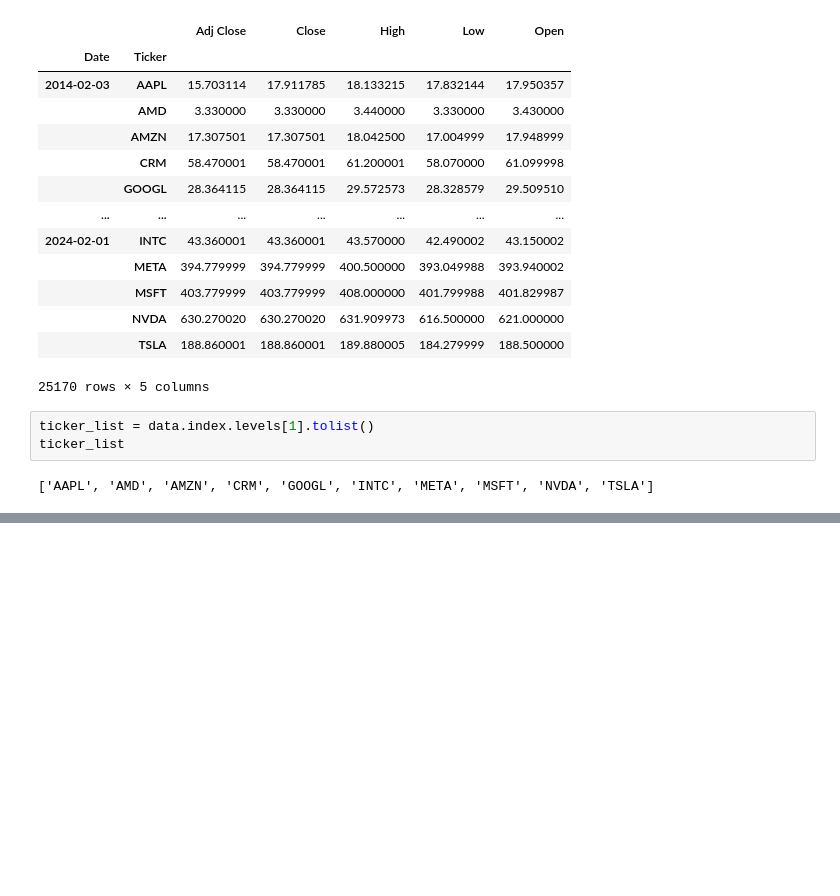
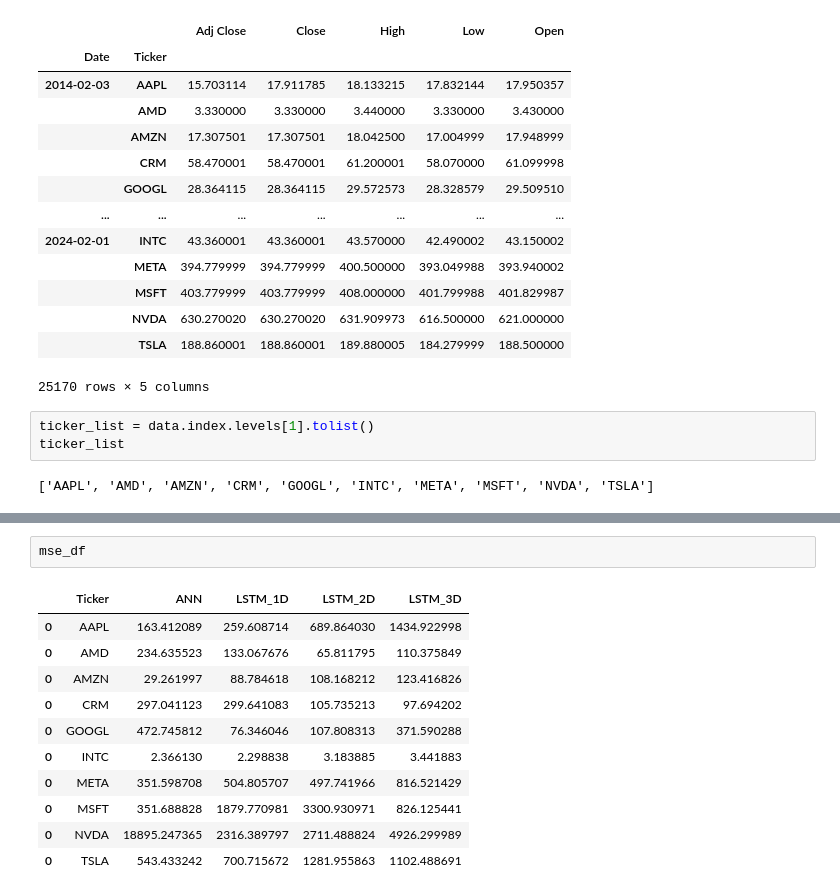
Before and after one commit to AvarusMaximus/Money-Bunny, a Jupyter notebook: main.ipynb, the cells around one changed output, grey strips where cells are left out. Drawn from its saved outputs; the diff is of its cells as text; blank space fills up the shorter version.

```diff
--- a/main.ipynb
+++ b/main.ipynb
@@ -92,0 +94,14 @@ mae_df
+# %%
+mse_df
+# %% [output]
+|  | Ticker | ANN | LSTM_1D | LSTM_2D | LSTM_3D |
+| 0 | AAPL | 163.412089 | 259.608714 | 689.864030 | 1434.922998 |
+| 0 | AMD | 234.635523 | 133.067676 | 65.811795 | 110.375849 |
+| 0 | AMZN | 29.261997 | 88.784618 | 108.168212 | 123.416826 |
+| 0 | CRM | 297.041123 | 299.641083 | 105.735213 | 97.694202 |
+| 0 | GOOGL | 472.745812 | 76.346046 | 107.808313 | 371.590288 |
+| 0 | INTC | 2.366130 | 2.298838 | 3.183885 | 3.441883 |
+| 0 | META | 351.598708 | 504.805707 | 497.741966 | 816.521429 |
+| 0 | MSFT | 351.688828 | 1879.770981 | 3300.930971 | 826.125441 |
+| 0 | NVDA | 18895.247365 | 2316.389797 | 2711.488824 | 4926.299989 |
+| 0 | TSLA | 543.433242 | 700.715672 | 1281.955863 | 1102.488691 |
```
Also changed, not shown: parts of 6 cells of this notebook, 5 other files.
